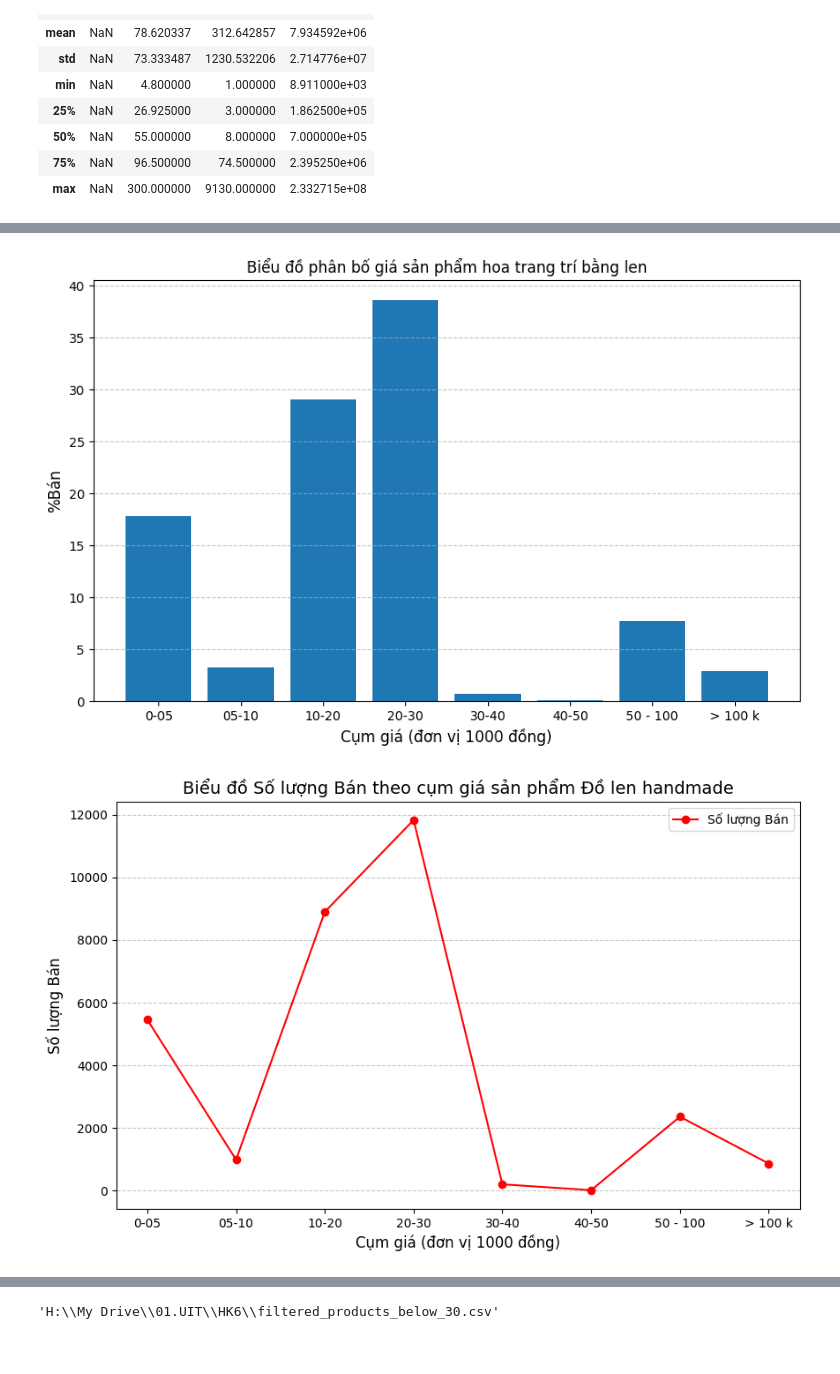
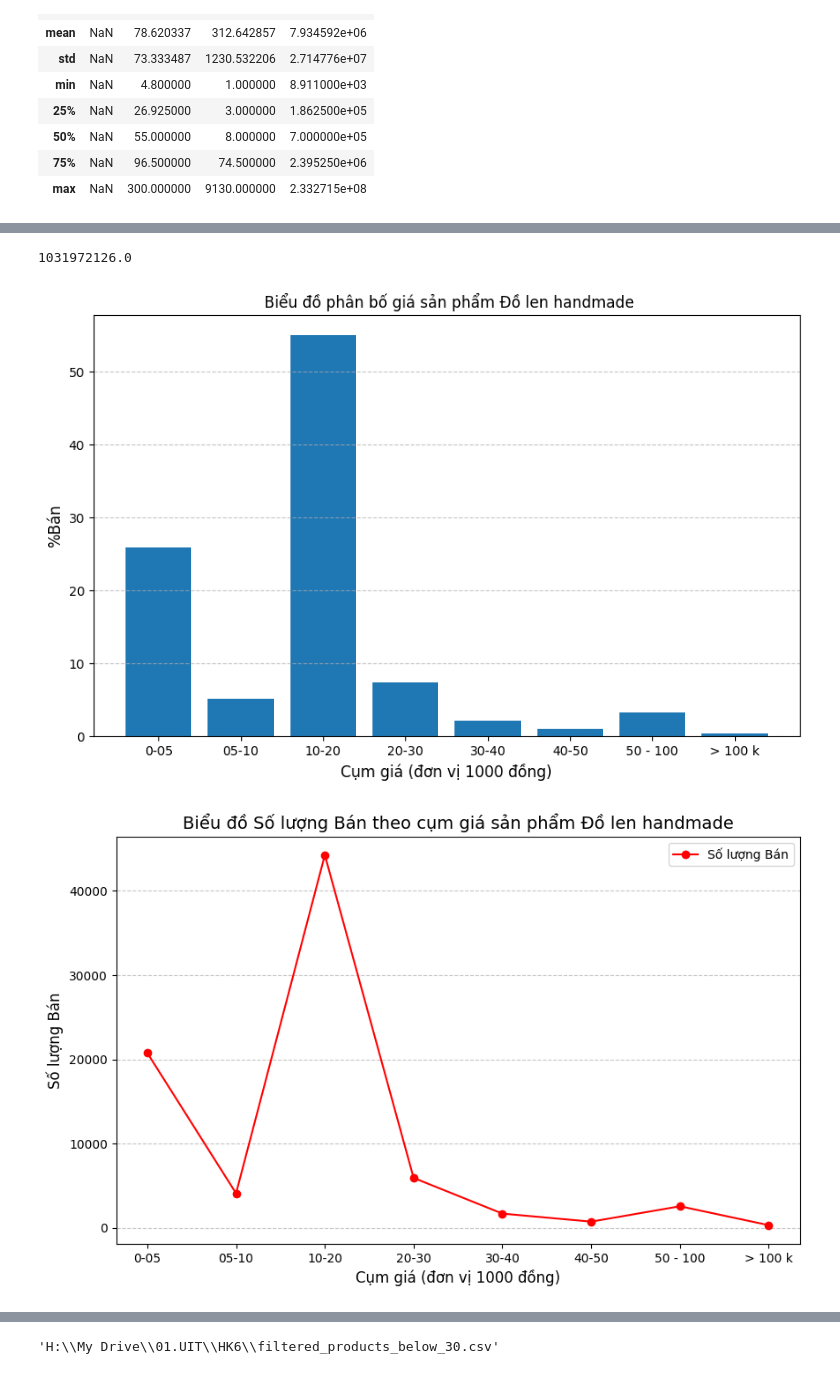
Before and after one commit to HoangPhuc1998HPT/Practice_data_analysis, a Jupyter notebook: 02.Machine_Learning/analyst_shopee.ipynb, the cells around one changed output, grey strips where cells are left out. Saved outputs shown, nothing was run; the diff lists cells and outputs as text; code cells hidden in the pictures.

Commit message:
phân tích thêm: doanh thu 3 mặt hàng trên shoppe + kẹp tóc + moc khóa + hoa len

```diff
--- a/02.Machine_Learning/analyst_shopee.ipynb
+++ b/02.Machine_Learning/analyst_shopee.ipynb
@@ -149,42 +162,54 @@ def number_cluster_len_hand_make(price):
     else:
         return "> 100 k"
 
-data['Giá'] = pd.to_numeric(data['Giá'], errors='coerce')
-data['Bán'] = pd.to_numeric(data['Bán'], errors='coerce')
-data['Cụm giá'] = data['Giá'].apply(number_cluster_len_hand_make)
-cluter_data = data.groupby('Cụm giá').agg({'Bán':'sum','Doanh thu':'sum' }).reset_index()
+data_dolen_handmade = pd.read_csv(r'G:\My Drive\01.UIT\HK6\dolenhandmade.csv')
+dolen_handmade = " Biểu đồ phân bố giá sản phẩm Đồ len handmade"
+
+data_dolen_handmade['Giá'] = pd.to_numeric(data_dolen_handmade['Giá'], errors='coerce')
+data_dolen_handmade['Bán'] = pd.to_numeric(data_dolen_handmade['Bán'], errors='coerce')
+data_dolen_handmade['Doanh thu'] = pd.to_numeric(data_dolen_handmade['Doanh thu'],errors='coerce')
+data_dolen_handmade['Cụm giá'] = data_dolen_handmade['Giá'].apply(number_cluster_len_hand_make)
+cluter_data = data_dolen_handmade.groupby('Cụm giá').agg({'Bán':'sum','Doanh thu':'sum' }).reset_index()
 total_product_sold = cluter_data['Bán'].sum()
 #tổng sản phẩm bán / tổng sản phẩm
 cluter_data['%Bán'] = (cluter_data['Bán']/total_product_sold)*100
 # vẽ biểu đồ
 plt.figure(figsize=(10,6))
 plt.bar(cluter_data['Cụm giá'], cluter_data['%Bán'])
 
+print(data_dolen_handmade['Doanh thu'].sum())
 
-
-plt.title(name_of_bar)
+plt.title(dolen_handmade)
 plt.xlabel('Cụm giá (đơn vị 1000 đồng)', fontsize=12)
 plt.ylabel('%Bán', fontsize=12)
 plt.xticks(fontsize=10)
 plt.yticks(fontsize=10)
 plt.grid(axis='y', linestyle='--', alpha=0.7)
 plt.show()
 
 
 plt.figure(figsize=(10, 6))
 plt.plot(cluter_data['Cụm giá'], cluter_data['Bán'], marker='o', color='red', label='Số lượng Bán')
 plt.title("Biểu đồ Số lượng Bán theo cụm giá sản phẩm Đồ len handmade", fontsize=14)
 plt.xlabel('Cụm giá (đơn vị 1000 đồng)', fontsize=12)
 plt.ylabel('Số lượng Bán', fontsize=12)
 plt.xticks(fontsize=10)
 plt.yticks(fontsize=10)
 plt.grid(axis='y', linestyle='--', alpha=0.7)
 plt.legend()
 plt.show()
 
-
-data_dolen_handmade = pd.read_csv(r'H:\My Drive\01.UIT\HK6\dolenhandmade.csv')
-dolen_handmade = " Biểu đồ phân bố giá sản phẩm Đồ len handmade"
+plt.figure(figsize=(10, 6))
+plt.plot(cluter_data['Cụm giá'], cluter_data['Doanh thu'], marker='o', color='red', label='Doanh thu (trăm triệu) ')
+plt.title("Biểu đồ Doanh thu Bán theo cụm giá sản phẩm Đồ len handmade", fontsize=14)
+plt.xlabel('Cụm giá (đơn vị 1000 đồng)', fontsize=12)
+plt.ylabel('Doanh thu (trăm triệu)', fontsize=12)
+plt.xticks(fontsize=10)
+plt.yticks(fontsize=10)
+plt.grid(axis='y', linestyle='--', alpha=0.7)
+plt.legend()
+plt.show()
 # %% [output]
+1031972126.0
-[figure, old version]
+[figure, new version]
-[figure, old version]
+[figure, new version]
```
Also changed, not shown: parts of 13 cells of this notebook.
